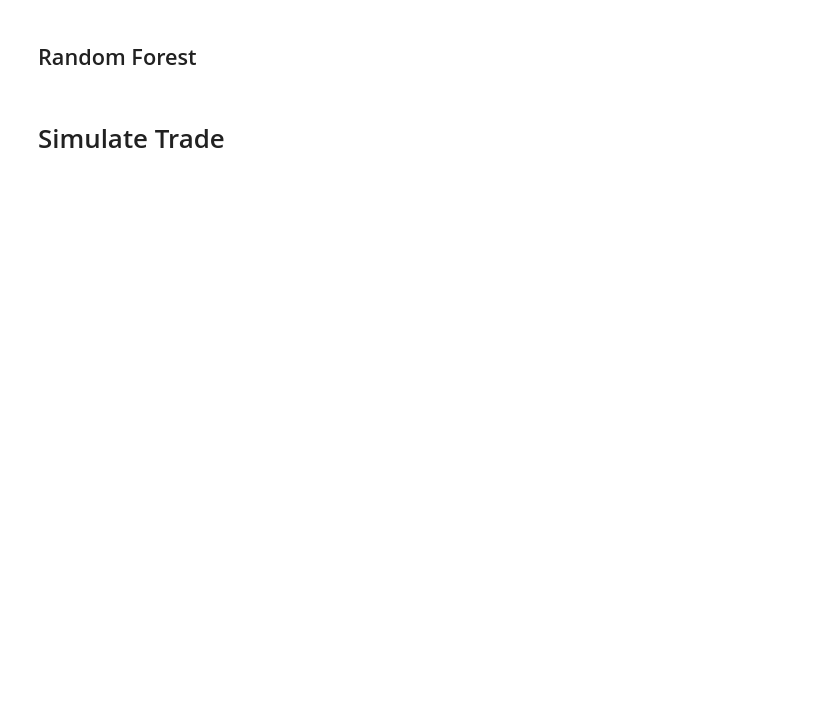
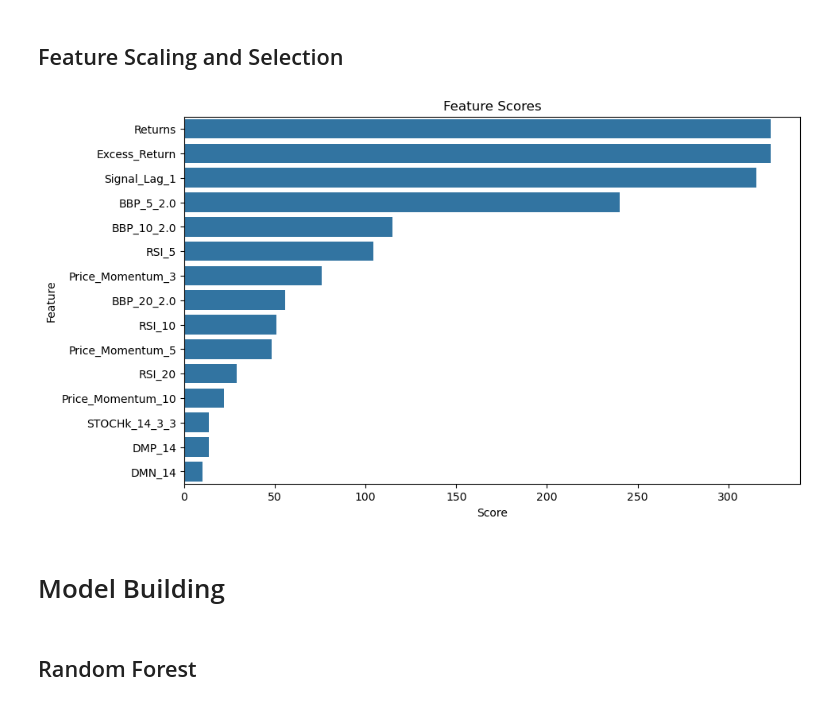
Before and after one commit to Hatimqr/Crypto-Trading, a Jupyter notebook: ML/main.ipynb, the cells around one changed output. Drawn from its saved outputs; the diff is of its cells as text; code cells hidden in the pictures; blank space fills up the shorter version.

```diff
--- a/ML/main.ipynb
+++ b/ML/main.ipynb
@@ -105,0 +799,6 @@ X_test_scaled = scaler.transform(X_test)
+# %%
+df['Signal'] = signals
+
+# add all the features
+df_features = add_all_features(df)
+df_features.head(3)
@@ -105,0 +813,11 @@ X_test_scaled = scaler.transform(X_test)
+# %%
+# test which features are stationery
+from statsmodels.tsa.stattools import adfuller
+
+
+non_stationary = []
+for col in df_features.columns:
+    result = adfuller(df_features[col])
+    if result[1] > 0.05:
+        print(f"{col}: not stationary")
+        non_stationary.append(col)
@@ -105,0 +842,9 @@ X_test_scaled = scaler.transform(X_test)
+# %%
+# check what becomes stationery if we difference by 1
+diffed_stationary = []
+for col in non_stationary:
+    diffed = df_features[col].diff().dropna()
+    diffed_result = adfuller(diffed)
+    if diffed_result[1] > 0.05:
+        print(f"{col}: differencing by 1 is not enough")
+        diffed_stationary.append(col)
@@ -105,0 +854,3 @@ X_test_scaled = scaler.transform(X_test)
+# %%
+df_features[diffed_stationary] = df_features[diffed_stationary].diff().dropna()
+df_features.head(3)
@@ -105,0 +863,12 @@ X_test_scaled = scaler.transform(X_test)
+# %% [markdown]
+## Feature Scaling and Selection
+# %%
+X_train, y_train, X_test, y_test = split_data(df_features,
+                                              date_split = '2021-01-01',
+                                              start_date =
+                                              df.index[0],
+                                              end_date = df.index[-1])
+
+X_train, y_train, X_test, y_test = select_top(X_train, y_train, X_test, y_test, k=15, plot=True)
+# %% [output]
+[figure, added]
@@ -106,2 +879,4 @@ X_test_scaled = scaler.transform(X_test)
+# %% [markdown]
+# Model Building
 # %% [markdown]
 ## Random Forest
@@ -144,2 +882,0 @@ plt.show()
-# %% [markdown]
-# Simulate Trade
```
Also changed, not shown: parts of 51 cells of this notebook, 8 other files.
